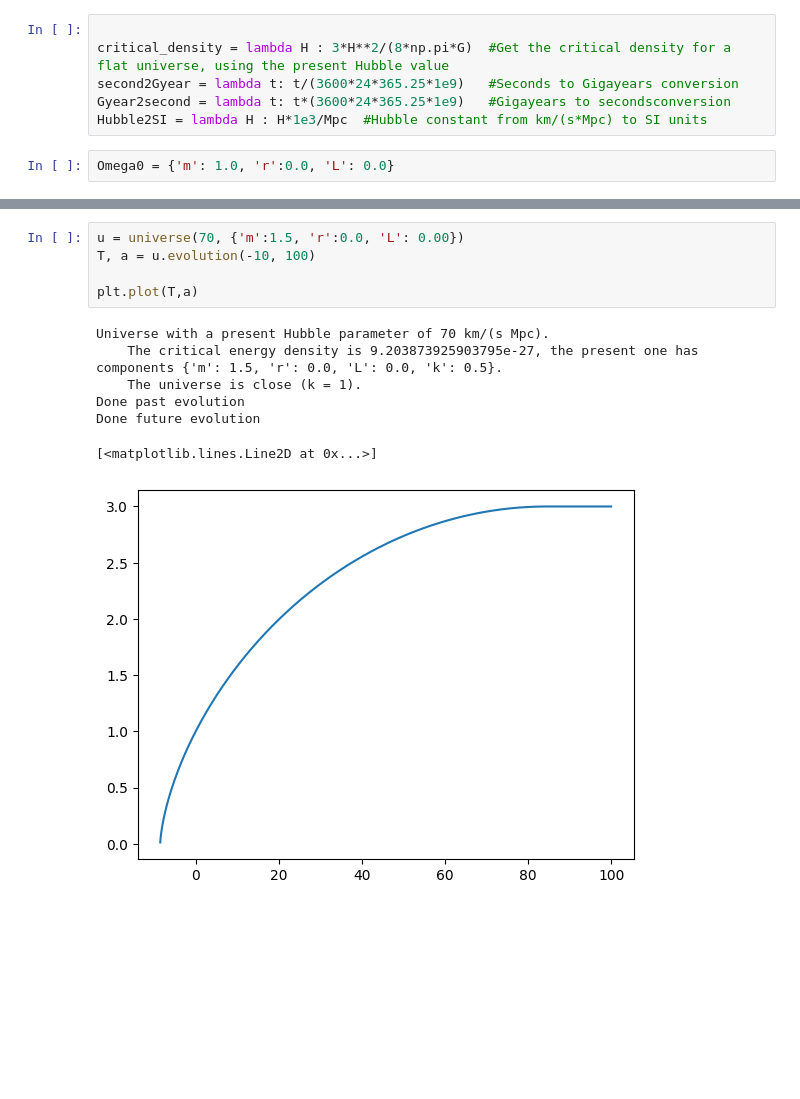
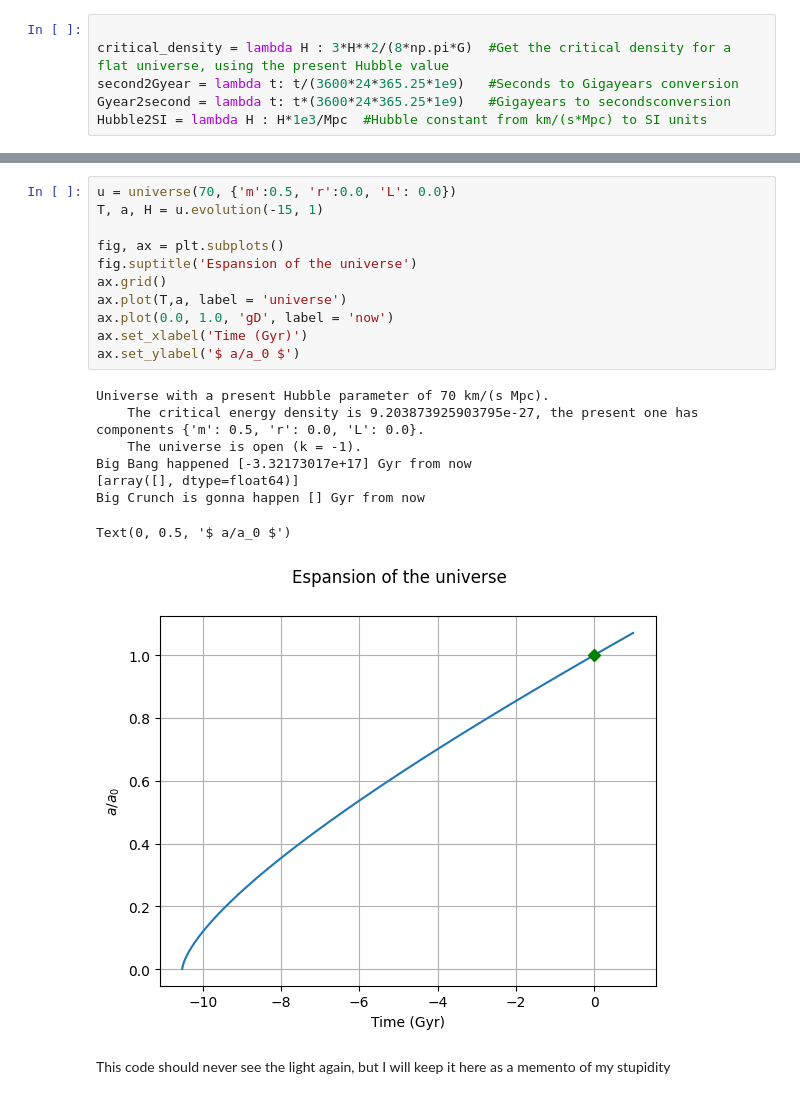
Before and after one commit to ZeinabAub/python_notebooks, a Jupyter notebook: Astronomy/Universe.ipynb, the cells around one changed output, grey strips where cells are left out. Drawn from its saved outputs; the diff is of its cells as text; blank space fills up the shorter version.

```diff
--- a/Astronomy/Universe.ipynb
+++ b/Astronomy/Universe.ipynb
@@ -30,8 +37,6 @@ critical_density = lambda H : 3*H**2/(8*np.pi*G)  #Get the critical density for
 second2Gyear = lambda t: t/(3600*24*365.25*1e9)   #Seconds to Gigayears conversion
 Gyear2second = lambda t: t*(3600*24*365.25*1e9)   #Gigayears to secondsconversion
 Hubble2SI = lambda H : H*1e3/Mpc  #Hubble constant from km/(s*Mpc) to SI units
-# %%
-Omega0 = {'m': 1.0, 'r':0.0, 'L': 0.0}
 # %%
 class universe:
   Omega = []
@@ -79,13 +100,22 @@ class universe:
 # %%
-u = universe(70, {'m':1.5, 'r':0.0, 'L': 0.00})
-T, a = u.evolution(-10, 100)
+u = universe(70, {'m':0.5, 'r':0.0, 'L': 0.0})
+T, a, H = u.evolution(-15, 1)
 
-plt.plot(T,a)
+fig, ax = plt.subplots()
+fig.suptitle('Espansion of the universe')
+ax.grid()
+ax.plot(T,a, label = 'universe')
+ax.plot(0.0, 1.0, 'gD', label = 'now')
+ax.set_xlabel('Time (Gyr)')
+ax.set_ylabel('$ a/a_0 $')
 # %% [output]
 Universe with a present Hubble parameter of 70 km/(s Mpc).
-    The critical energy density is 9.203873925903795e-27, the present one has components {'m': 1.5, 'r': 0.0, 'L': 0.0, 'k': 0.5}.
-    The universe is close (k = 1).
-Done past evolution
-Done future evolution
+    The critical energy density is 9.203873925903795e-27, the present one has components {'m': 0.5, 'r': 0.0, 'L': 0.0}.
+    The universe is open (k = -1).
+Big Bang happened [-3.32173017e+17] Gyr from now
+[array([], dtype=float64)]
+Big Crunch is gonna happen [] Gyr from now
-[<matplotlib.lines.Line2D at 0x...>]
+Text(0, 0.5, '$ a/a_0 $')
-[figure, old version]
+[figure, new version]
+# %% [markdown]
+This code should never see the light again, but I will keep it here as a memento of my stupidity
```
Also changed, not shown: parts of 4 cells of this notebook.
